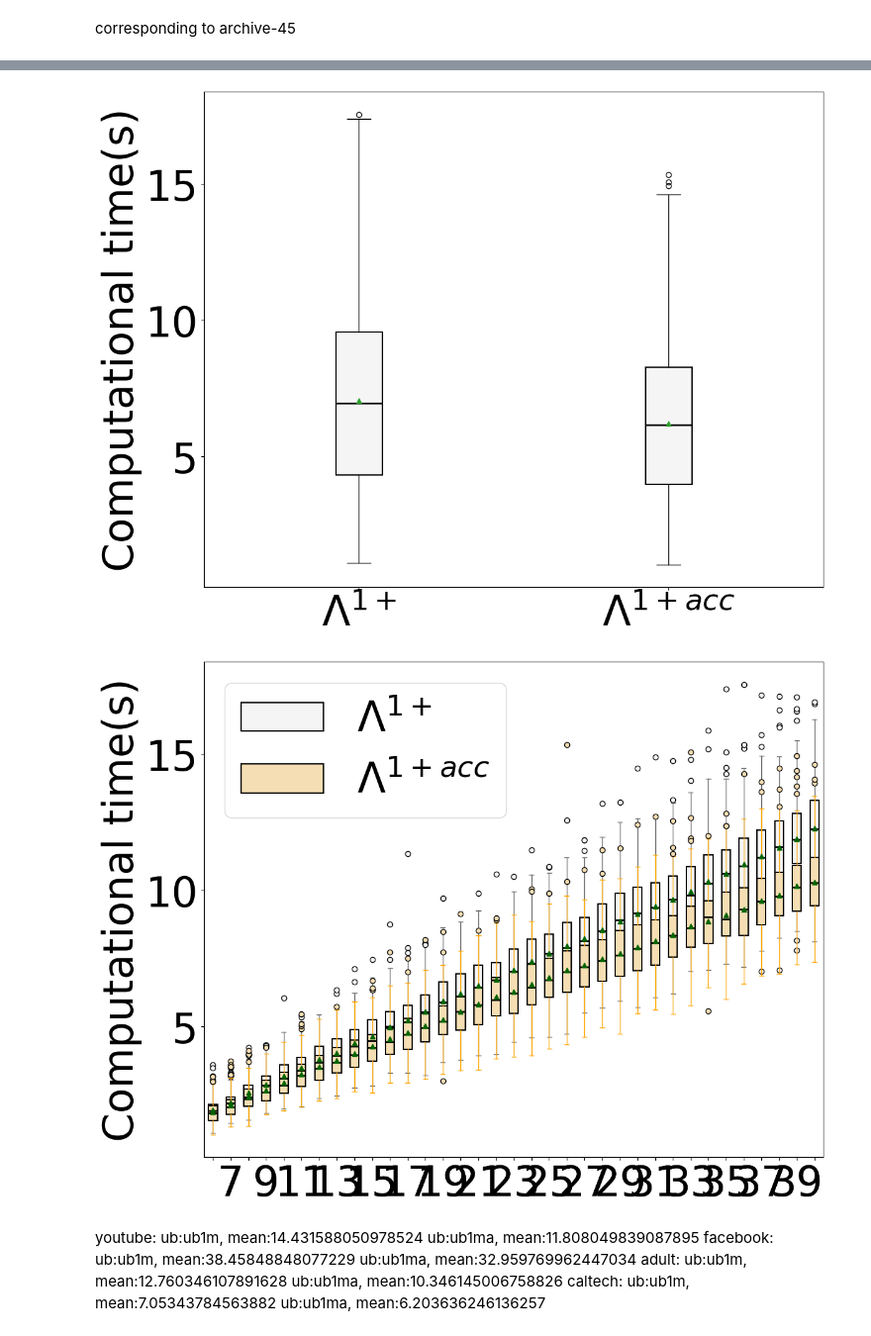
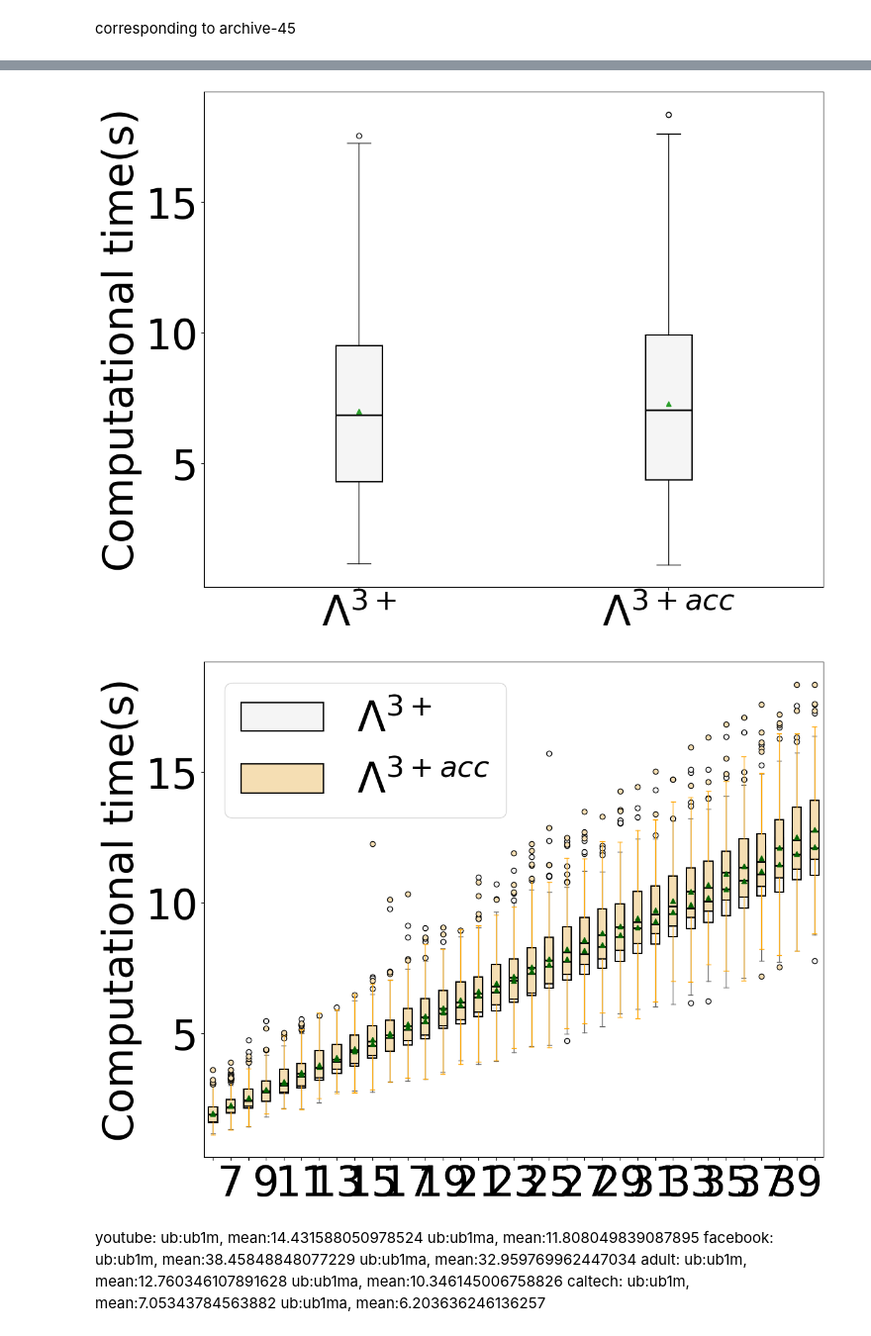
Before and after one commit to tongch8819/SubOptKnapsack, a Jupyter notebook: notebooks/ploter_cutting_acc.ipynb, the cells around one changed output, grey strips where cells are left out. Shown at 99% size. Saved outputs shown, nothing was run; the diff lists cells and outputs as text; code cells hidden in the pictures.

```diff
--- a/notebooks/ploter_cutting_acc.ipynb
+++ b/notebooks/ploter_cutting_acc.ipynb
@@ -45,16 +45,16 @@ def load_12_series(upper_bound: str, task_name: str, source_dir: str):
     X, Y, Z, W = list(zip(*res))   # change it to two columns
     return X, Y, Z, W
 
-task_list = ['caltech']
+task_list = ['adult']
 
 ub_list = [
-    'ub1m', 'ub1ma'
+    'ub7m', 'ub7ma'
 ]
 
 ub_title_dict = {
     'ub1m':r"$\Lambda^{1+}$",
     'ub1ma':r"$\Lambda^{1+ acc}$",
-    'ub7m':r"$\Lambda^{3+ acc}$",
+    'ub7m':r"$\Lambda^{3+}$",
     'ub7ma':r"$\Lambda^{3+ acc}$",
 
     'normal':r"$\Lambda^{0+}$",
@@ -69,7 +69,7 @@ ub_title_list = [ub_title_dict[ub] for ub in ub_list]
 
 archive_dir = "../result/archive-45"
 
-result_dir = "./result_cutting_acc"
+result_dir = "./result_cutting_acc_3"
 
 n = 100
 worst_case = math.log(n, math.e)
@@ -208,8 +208,8 @@ ub:ub1ma, mean:6.203636246136257
 count:1/3 caltech_100_T.pdf completed.
 count:2/3 caltech_v.jpg completed.
 count:3/3 caltech_v.jpg completed.
-[figure, old version]
+[figure, new version]
-[figure, old version]
+[figure, new version]
 # %% [markdown]
 youtube:
 ub:ub1m, mean:14.431588050978524
```
Also changed, not shown: parts of 1 cell of this notebook, 11 other files.
